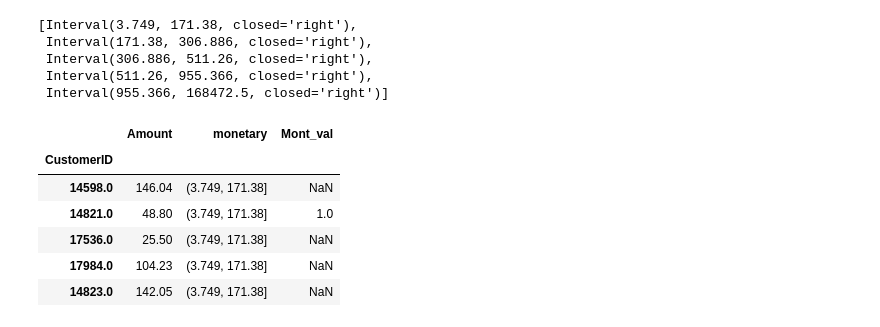
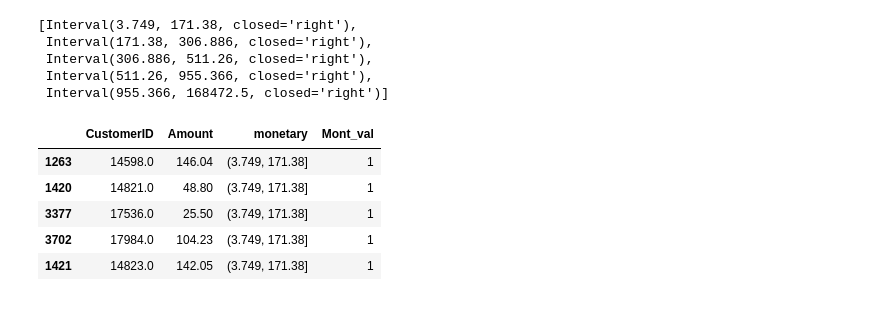
Before and after one commit to PriyadharshanSaba/OnlineRetailSales-RMFmodel, a Jupyter notebook: online_retail.ipynb, the cells around one changed output. Cells and saved outputs as stored; diff of their text form; code cells hidden in the pictures.

```diff
--- a/online_retail.ipynb
+++ b/online_retail.ipynb
@@ -292,7 +302,7 @@ print("\tMonetary Analysis Countrywise\n",monetary_df_countries.groupby('Country
 # %%
 #getting monetary band
 monprice_df = dfcur[['CustomerID','Amount']].drop_duplicates()
-monprice_df = monprice_df.groupby(['CustomerID'])[['Amount']].sum()
+monprice_df = monprice_df.groupby(['CustomerID'],as_index=False)[['Amount']].sum()
 monprice_df['monetary'] = pd.qcut(monprice_df['Amount'],5)
 monprice_df=monprice_df.sort_values(by=['monetary'])
 monetary_band = monprice_df[['monetary']].drop_duplicates().reset_index(drop=True)
@@ -316,27 +326,26 @@ x
 # %%
 def mon(row):
   if row['Amount'] <= x[0].right:
     val = 1
   elif row['Amount']> x[0].right and row['Amount']<=x[1].right:
     val = 2
   elif row['Amount']> x[1].right and row['Amount']<=x[2].right:
     val = 3
   elif row['Amount']> x[2].right and row['Amount']<=x[3].right:
     val = 4
   else:
     val = 5
   return val
 
-monprice_df['Mont_val'] = price_df.apply(mon,axis=1)
+monprice_df['Mont_val'] = monprice_df.apply(mon,axis=1)
 
 monprice_df.head()
 # %% [output]
-|  | Amount | monetary | Mont_val |
-| CustomerID |  |  |  |
-| 14598.0 | 146.04 | (3.749, 171.38] | NaN |
-| 14821.0 | 48.80 | (3.749, 171.38] | 1.0 |
-| 17536.0 | 25.50 | (3.749, 171.38] | NaN |
-| 17984.0 | 104.23 | (3.749, 171.38] | NaN |
-| 14823.0 | 142.05 | (3.749, 171.38] | NaN |
+|  | CustomerID | Amount | monetary | Mont_val |
+| 1263 | 14598.0 | 146.04 | (3.749, 171.38] | 1 |
+| 1420 | 14821.0 | 48.80 | (3.749, 171.38] | 1 |
+| 3377 | 17536.0 | 25.50 | (3.749, 171.38] | 1 |
+| 3702 | 17984.0 | 104.23 | (3.749, 171.38] | 1 |
+| 1421 | 14823.0 | 142.05 | (3.749, 171.38] | 1 |
 # %%
 plt.figure(figsize=(12,8))
```
Also changed, not shown: parts of 33 cells of this notebook, 1 other file.
